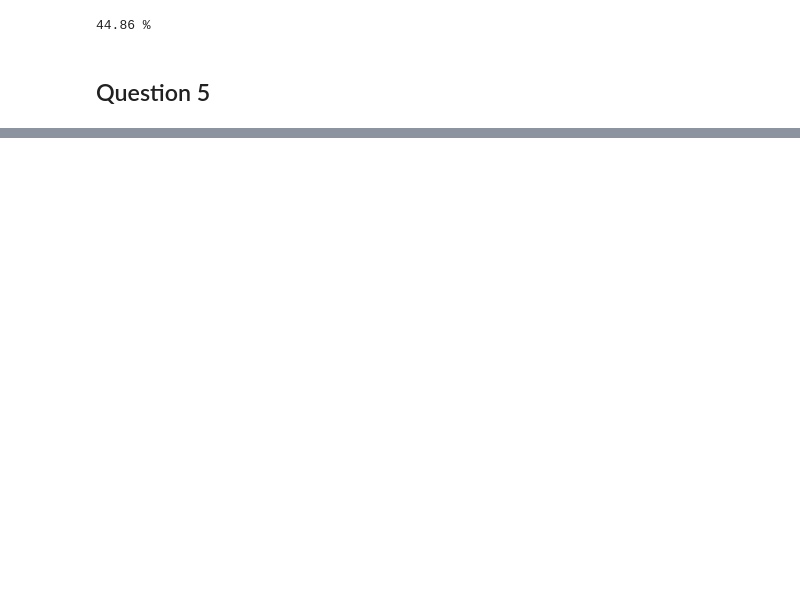
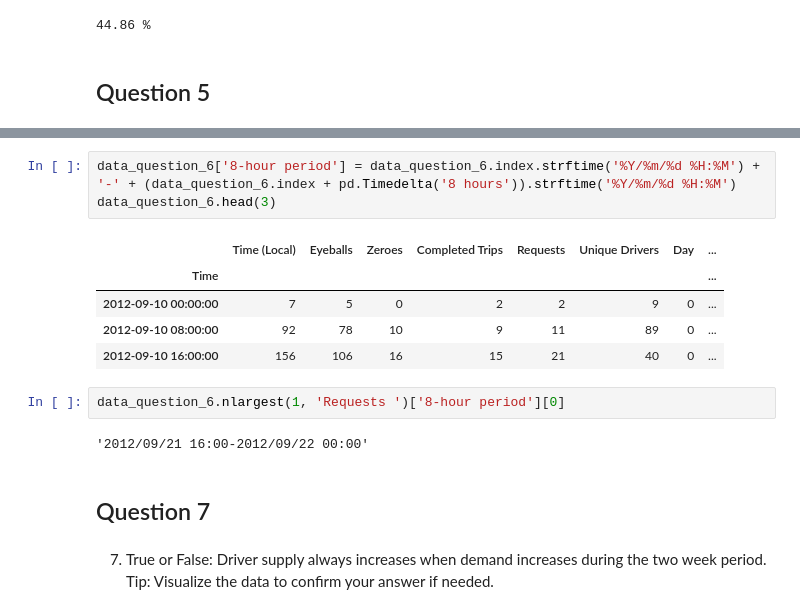
Before and after one commit to tugceturkkal/Data-Projects, a Jupyter notebook: Insights from City Supply and Demand Data.ipynb, the cells around one changed output, grey strips where cells are left out. Cells and saved outputs as stored; diff of their text form; blank space fills up the shorter version.

```diff
--- a/Insights from City Supply and Demand Data.ipynb
+++ b/Insights from City Supply and Demand Data.ipynb
@@ -311,0 +352,17 @@ print(weekend_zeroes_percentage.round(2) , "%")
+# %%
+data_question_6['8-hour period'] = data_question_6.index.strftime('%Y/%m/%d %H:%M') + '-' + (data_question_6.index + pd.Timedelta('8 hours')).strftime('%Y/%m/%d %H:%M')
+data_question_6.head(3)
+# %% [output]
+|  | Time (Local) | Eyeballs | Zeroes | Completed Trips | Requests | Unique Drivers | Day | ... |
+| Time |  |  |  |  |  |  |  | ... |
+| 2012-09-10 00:00:00 | 7 | 5 | 0 | 2 | 2 | 9 | 0 | ... |
+| 2012-09-10 08:00:00 | 92 | 78 | 10 | 9 | 11 | 89 | 0 | ... |
+| 2012-09-10 16:00:00 | 156 | 106 | 16 | 15 | 21 | 40 | 0 | ... |
+# %%
+data_question_6.nlargest(1, 'Requests ')['8-hour period'][0]
+# %% [output]
+'2012/09/21 16:00-2012/09/22 00:00'
+# %% [markdown]
+## Question 7
+# %% [markdown]
+7. True or False: Driver supply always increases when demand increases during the two week period. Tip: Visualize the data to confirm your answer if needed.
```
Also changed, not shown: parts of 15 cells of this notebook.
